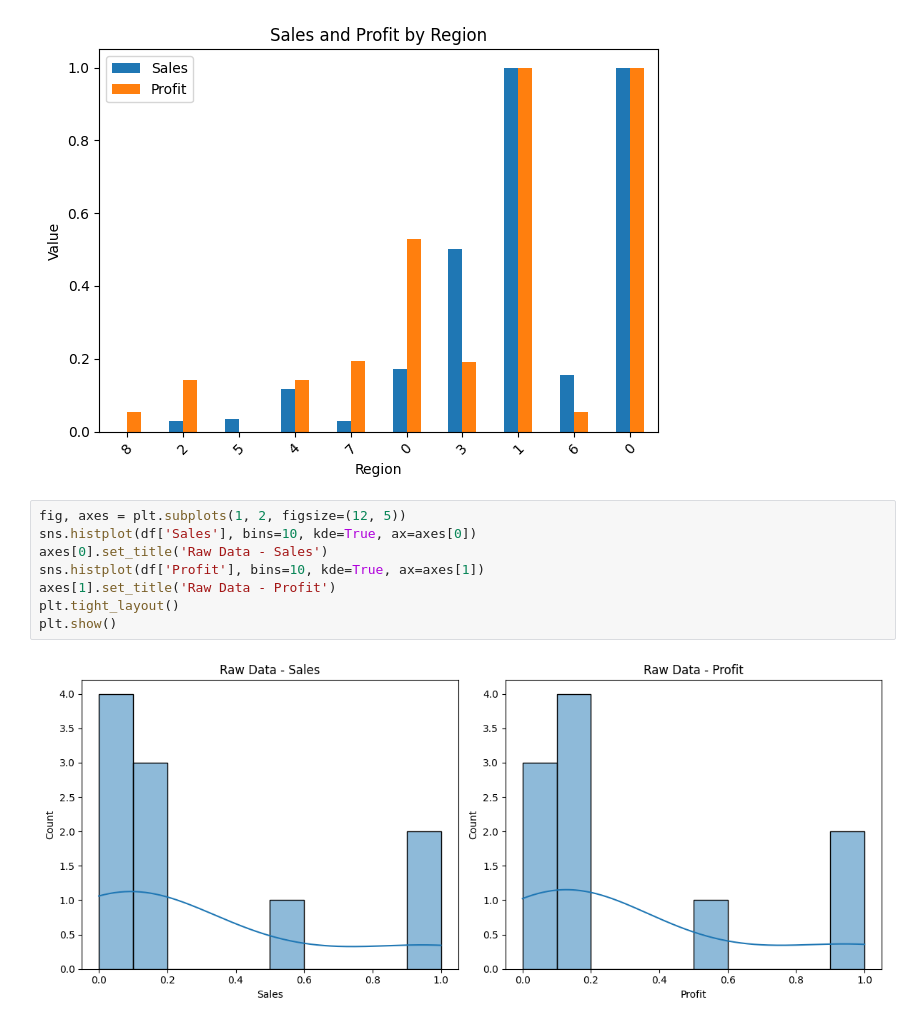
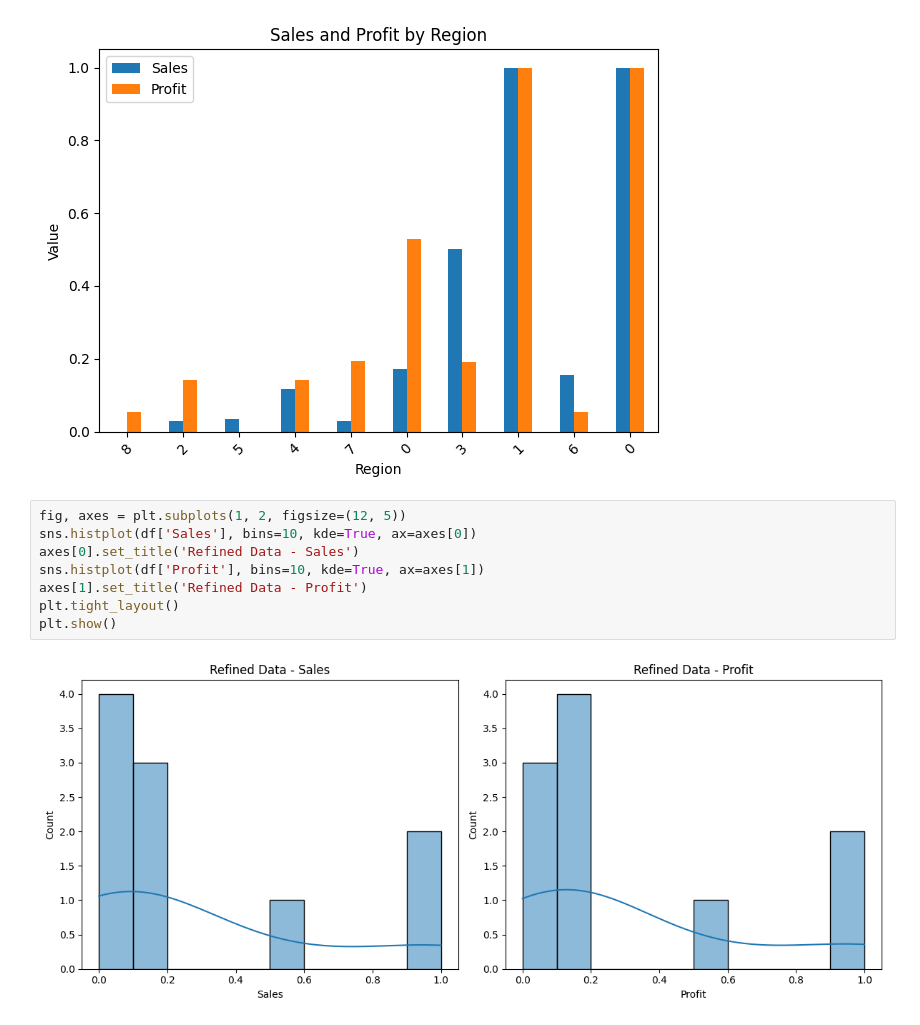
Before and after one commit to 51ddhesh/ML-lab, a Jupyter notebook: 2/main.ipynb, the cells around one changed output. Saved outputs shown, nothing was run; the diff lists cells and outputs as text.

```diff
--- a/2/main.ipynb
+++ b/2/main.ipynb
@@ -169,10 +169,10 @@ plt.show()
 # %%
 fig, axes = plt.subplots(1, 2, figsize=(12, 5))
 sns.histplot(df['Sales'], bins=10, kde=True, ax=axes[0])
-axes[0].set_title('Raw Data - Sales')
+axes[0].set_title('Refined Data - Sales')
 sns.histplot(df['Profit'], bins=10, kde=True, ax=axes[1])
-axes[1].set_title('Raw Data - Profit')
+axes[1].set_title('Refined Data - Profit')
 plt.tight_layout()
 plt.show()
 # %% [output]
-[figure, old version]
+[figure, new version]
```
Also changed, not shown: 1 other file.
